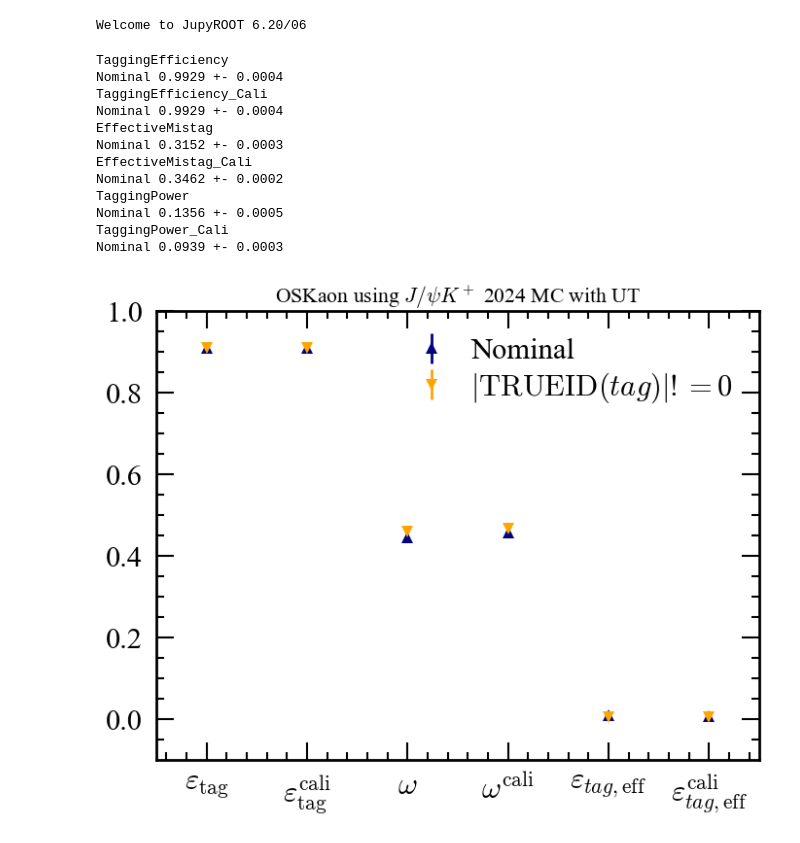
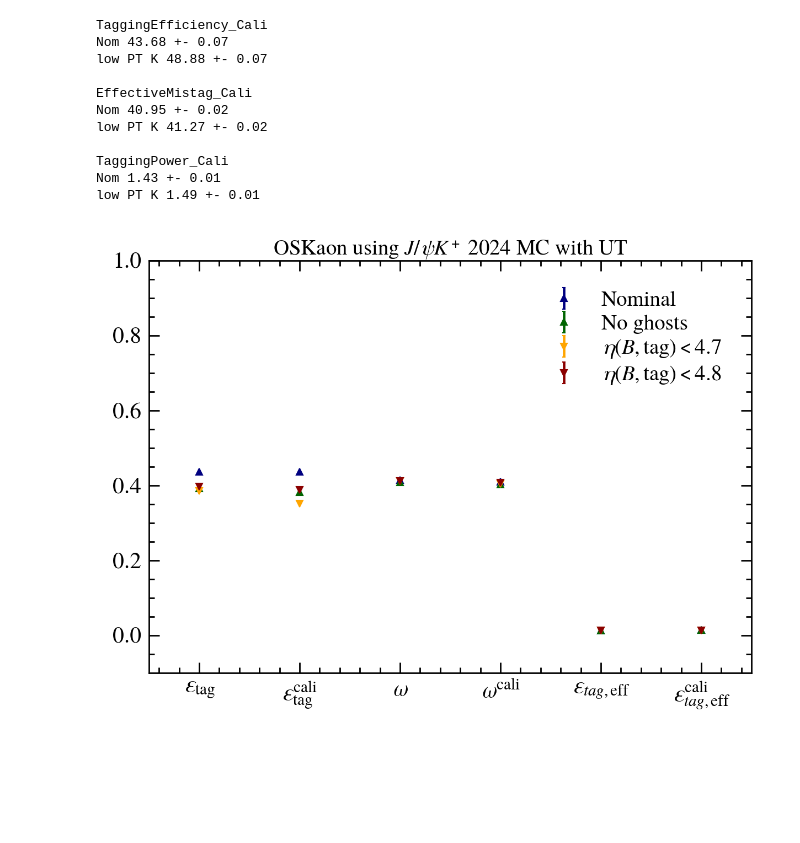
Before and after one commit to micolocco/classical-taggers, a Jupyter notebook: plotting.ipynb, the cells around one changed output. Drawn from its saved outputs; the diff is of its cells as text; code cells hidden in the pictures; blank space fills up the shorter version.

```diff
--- a/plotting.ipynb
+++ b/plotting.ipynb
@@ -1,13 +1,10 @@
 # %%
 import json
 import matplotlib.pyplot as plt
-from utils.plot_helpers import matplotlib_lhcb_style
 import numpy as np
 
-matplotlib_lhcb_style(plt)
-plt.rcParams['text.usetex'] = False
+import mplhep as hep
+hep.style.use("LHCb2")
-# %% [output]
-Welcome to JupyROOT 6.20/06
 # %%
 names_dic = {
     'TaggingEfficiency': r'$\varepsilon_{\mathrm{tag}}$',
@@ -18,47 +15,65 @@ names_dic = {
     'TaggingPower_Cali': r'$\varepsilon_{tag,\mathrm{eff}}^{\mathrm{cali}}$'
 }
 # %%
-nom_f = '/auto/data/celani/FT/savedModels/withUT_MC_2024/Bu2JpsiK/OSKaon/cut_Run2Summer2017Opt_v2_noProbNN_IPSig/taggingInfo.json'
-noOF_f = '/auto/data/celani/FT/savedModels/withUT_MC_2024/Bu2JpsiK/OSKaon/cut_Run2Summer2017Opt_v2_noProbNN_IPSig_noOriginFlag/taggingInfo.json'
+nom = '/auto/data/celani/FT/savedModels/withUT_MC_2024/Bu2JpsiK/OSKaon/cut_Run2Summer2017Opt_v2_noProbNN_IPSig/taggingInfo.json'
+no_ghosts = '/auto/data/celani/FT/savedModels/withUT_MC_2024/Bu2JpsiK/OSKaon/cut_Run2Summer2017Opt_v2_noProbNN_noGhosts/taggingInfo.json'
+eta_47 = '/auto/data/celani/FT/savedModels/withUT_MC_2024/Bu2JpsiK/OSKaon/cut_Run2Summer2017Opt_v2_noProbNN_eta4.7/taggingInfo.json'
+eta_48 = '/auto/data/celani/FT/savedModels/withUT_MC_2024/Bu2JpsiK/OSKaon/cut_Run2Summer2017Opt_v2_noProbNN_eta4.8/taggingInfo.json'
+low_pt = '/auto/data/celani/FT/savedModels/withUT_MC_2024/Bu2JpsiK/OSKaon/cut_Run2Summer2017Opt_v2_noProbNN_IPSig_lowPT/taggingInfo.json'
 
-with open(nom_f) as f:
+with open(nom) as f:
     _nom = json.load(f)
-# with open(noOF_f) as f:
-#     _trueid = json.load(f)
+with open(eta_47) as f:
+    _eta47 = json.load(f)
+with open(eta_48) as f:
+    _eta48 = json.load(f)
+with open(no_ghosts) as f:
+    _nogh = json.load(f)
+with open(low_pt) as f:
+    _lowpt = json.load(f)
 # %%
 for n in names_dic:
-    print(n)
-    print('Nominal', np.round(_nom[n][0],4), '+-', np.round(_nom[n][1],4))
-    # print('TRUEID', np.round(_trueid[n][0],4), '+-', np.round(_trueid[n][1],4), '\n')
+    if 'Cali' in n:
+        print(n)
+        print('Nom', np.round(_nom[n][0]*100,2), '+-', np.round(_nom[n][1]*100,2))
+        # print('No ghosts', np.round(_nogh[n][0],4), '+-', np.round(_nogh[n][1],4))
+        # print('eta>4.7', np.round(_eta47[n][0],4), '+-', np.round(_eta47[n][1],4))
+        # print('eta>4.8', np.round(_eta47[n][0],4), '+-', np.round(_eta48[n][1],4), '\n')
+        print('low PT K', np.round(_lowpt[n][0]*100,2), '+-', np.round(_lowpt[n][1]*100,2), '\n')
 # %% [output]
-TaggingEfficiency
-Nominal 0.9929 +- 0.0004
 TaggingEfficiency_Cali
-Nominal 0.9929 +- 0.0004
-EffectiveMistag
-Nominal 0.3152 +- 0.0003
+Nom 43.68 +- 0.07
+low PT K 48.88 +- 0.07
+
 EffectiveMistag_Cali
-Nominal 0.3462 +- 0.0002
-TaggingPower
-Nominal 0.1356 +- 0.0005
+Nom 40.95 +- 0.02
+low PT K 41.27 +- 0.02
+
 TaggingPower_Cali
-Nominal 0.0939 +- 0.0003
+Nom 1.43 +- 0.01
+low PT K 1.49 +- 0.01
 # %%
 xvals = [n for n in names_dic.keys()]
 x_names = [names_dic[n] for n in xvals]
 yvals_nom = [_nom[k][0] for k in xvals]
 yerr_nom = [_nom[k][1] for k in xvals]
-yvals_trueid = [_trueid[k][0] for k in xvals]
-yerr_trueid = [_trueid[k][1] for k in xvals]
+yvals_eta47 = [_eta47[k][0] for k in xvals]
+yerr_eta47 = [_eta47[k][1] for k in xvals]
+yvals_eta48 = [_eta48[k][0] for k in xvals]
+yerr_eta48 = [_eta48[k][1] for k in xvals]
+yvals_nogh = [_nogh[k][0] for k in xvals]
+yerr_err_nogh = [_nogh[k][1] for k in xvals]
 plt.ylim(-0.1,1.0)
 plt.xlim(0.,6.)
 plt.errorbar(np.arange(len(xvals)) + 0.5, yvals_nom, yerr=yerr_nom, label='Nominal', fmt='^', color="navy", markersize=8)
-# plt.errorbar(np.arange(len(xvals)) + 0.5, yvals_trueid, yerr=yerr_trueid, label=r'$|\mathrm{TRUEID}(tag)|=321$', fmt='v', color="orange", markersize=8)
-plt.errorbar(np.arange(len(xvals)) + 0.5, yvals_trueid, yerr=yerr_trueid, label=r'$|\mathrm{TRUEID}(tag)|!=0$', fmt='v', color="orange", markersize=8)
+plt.errorbar(np.arange(len(xvals)) + 0.5, yvals_nogh, yerr=yerr_err_nogh, label='No ghosts', fmt='^', color="darkgreen", markersize=8)
+# plt.errorbar(np.arange(len(xvals)) + 0.5, yvals_trueid, yerr=yerr_trueid, label=r'$|\mathrm{TRUEID}(tag)!=0$', fmt='v', color="orange", markersize=8)
+plt.errorbar(np.arange(len(xvals)) + 0.5, yvals_eta47, yerr=yerr_eta47, label=r'$\eta(B, \mathrm{tag})<4.7$', fmt='v', color="orange", markersize=8)
+plt.errorbar(np.arange(len(xvals)) + 0.5, yvals_eta48, yerr=yerr_eta48, label=r'$\eta(B, \mathrm{tag})<4.8$', fmt='v', color="darkred", markersize=8)
 plt.xticks(np.arange(len(xvals)) + 0.5, x_names)
 plt.title('OSKaon using $J/\psi K^+$ 2024 MC with UT')
 plt.legend(loc='best')
 plt.show()
 plt.close()
 # %% [output]
-[figure, old version]
+[figure, new version]
```
Also changed, not shown: 8 other files.
